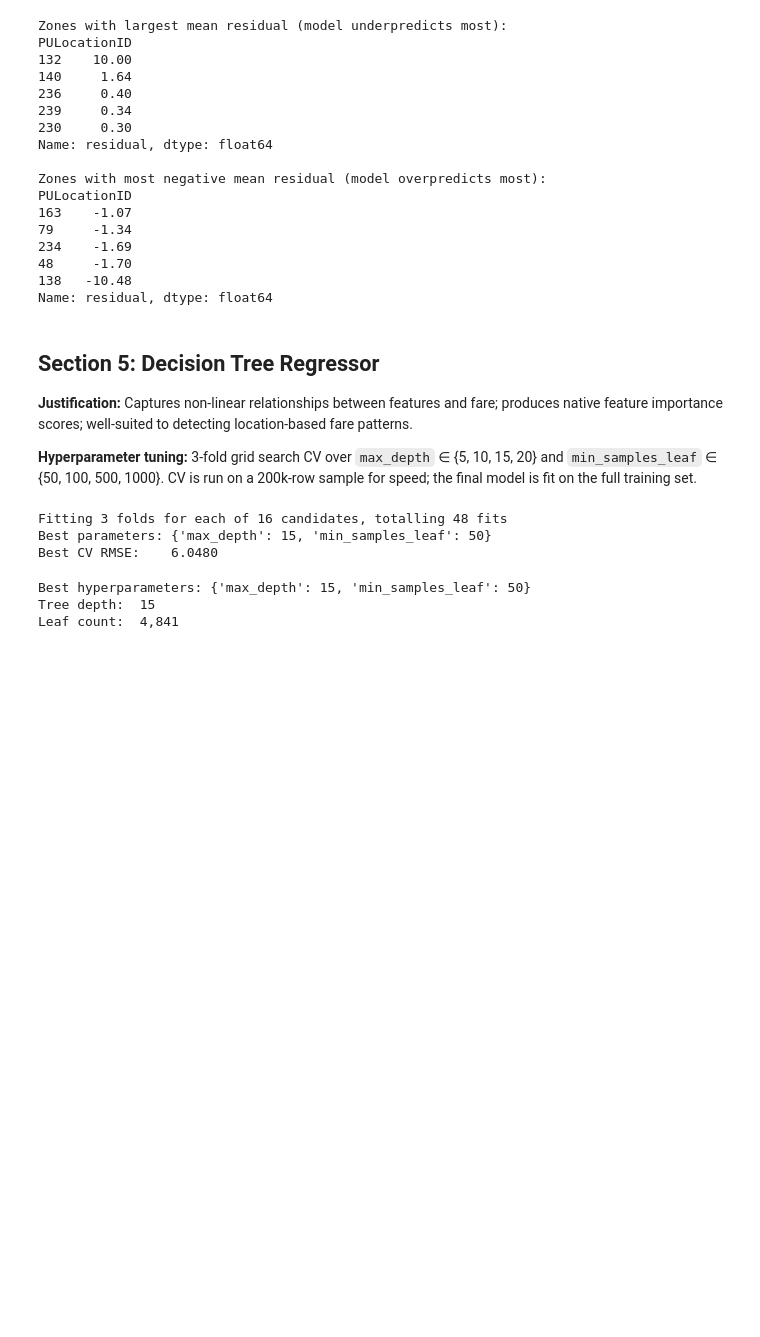
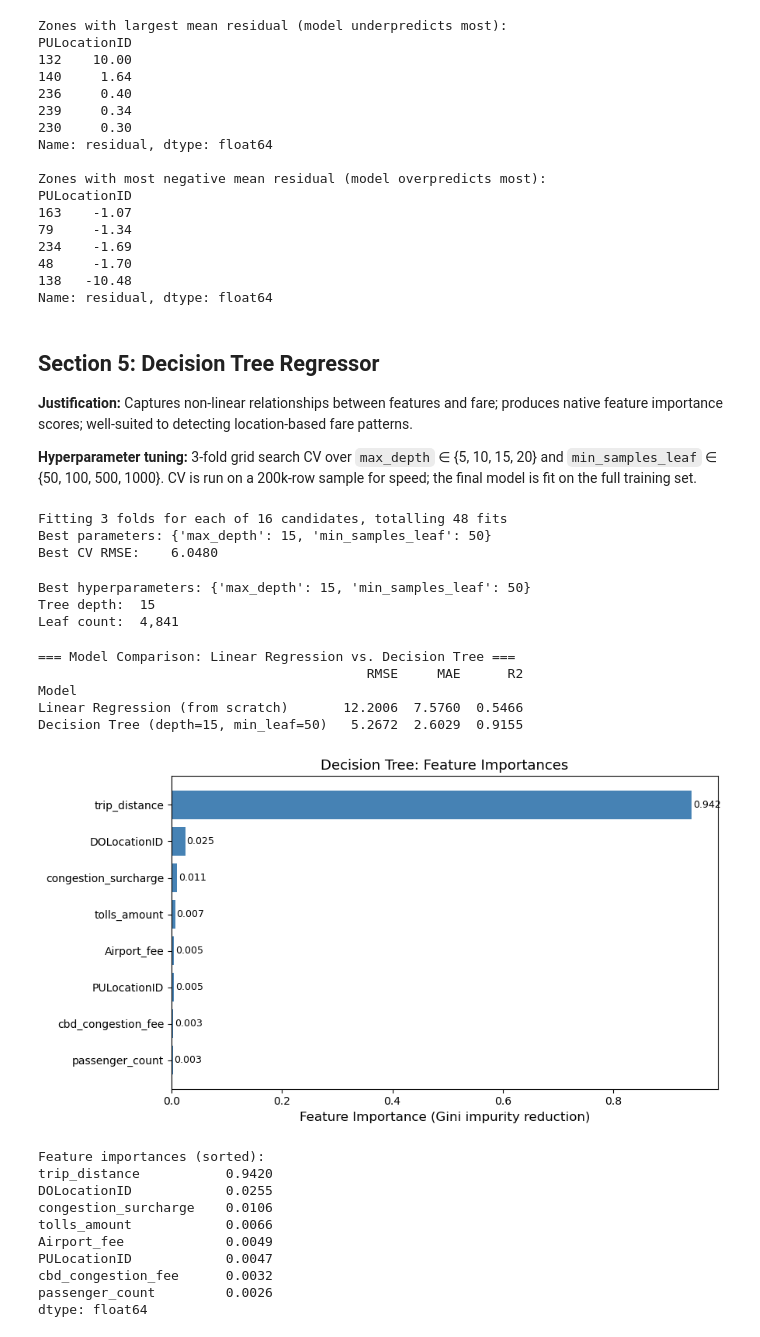
Before and after one commit to trevorsmith00/ista421_final, a Jupyter notebook: notebook/taxi_analysis.ipynb, the cells around one changed output. Drawn from its saved outputs; the diff is of its cells as text; code cells hidden in the pictures; blank space fills up the shorter version.

Commit message:
Comparing Linear reg vs decision tree using rmse, r2, mae. Added analysis of residuals by zone, finding underpredicted vs overpredicted zones

```diff
--- a/notebook/taxi_analysis.ipynb
+++ b/notebook/taxi_analysis.ipynb
@@ -553,3 +553,52 @@ print(f'Leaf count:  {best_dt.get_n_leaves():,}')
 Best hyperparameters: {'max_depth': 15, 'min_samples_leaf': 50}
 Tree depth:  15
 Leaf count:  4,841
+# %%
+# Model comparison: Linear Regression vs. Decision Tree
+best_params = grid_search.best_params_
+
+comparison = [
+    evaluate_model(y_test, y_pred_lr,
+                   'Linear Regression (from scratch)'),
+    evaluate_model(y_test, y_pred_dt,
+                   f'Decision Tree (depth={best_params["max_depth"]}, min_leaf={best_params["min_samples_leaf"]})'),
+]
+
+comp_df = pd.DataFrame(comparison).set_index('Model')
+print('=== Model Comparison: Linear Regression vs. Decision Tree ===')
+print(comp_df.to_string())
+# %% [output]
+=== Model Comparison: Linear Regression vs. Decision Tree ===
+                                          RMSE     MAE      R2
+Model
+Linear Regression (from scratch)       12.2006  7.5760  0.5466
+Decision Tree (depth=15, min_leaf=50)   5.2672  2.6029  0.9155
+# %%
+# Feature importance bar chart
+feat_imp = pd.Series(best_dt.feature_importances_, index=FEATURES).sort_values(ascending=True)
+
+fig, ax = plt.subplots(figsize=(9, 5))
+bars = ax.barh(feat_imp.index, feat_imp.values, color='steelblue')
+ax.set_xlabel('Feature Importance (Gini impurity reduction)', fontsize=12)
+ax.set_title('Decision Tree: Feature Importances', fontsize=13)
+for bar, val in zip(bars, feat_imp.values):
+    ax.text(val + 0.002, bar.get_y() + bar.get_height() / 2,
+            f'{val:.3f}', va='center', fontsize=9)
+plt.tight_layout()
+plt.savefig('../figures/dt_feature_importance.png', dpi=150, bbox_inches='tight')
+plt.show()
+
+print('Feature importances (sorted):')
+print(feat_imp.sort_values(ascending=False).round(4))
+# %% [output]
+[figure, added]
+Feature importances (sorted):
+trip_distance           0.9420
+DOLocationID            0.0255
+congestion_surcharge    0.0106
+tolls_amount            0.0066
+Airport_fee             0.0049
+PULocationID            0.0047
+cbd_congestion_fee      0.0032
+passenger_count         0.0026
+dtype: float64
```
Also changed, not shown: parts of 1 cell of this notebook, 2 other files.
